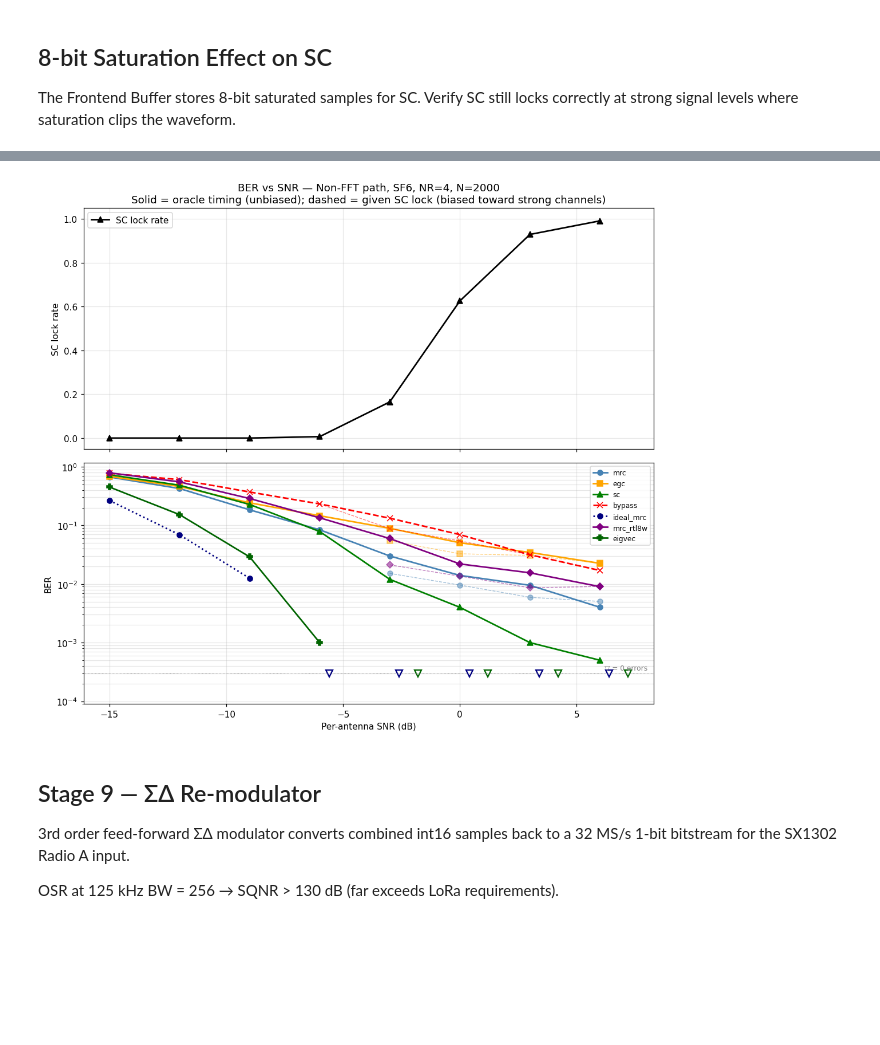
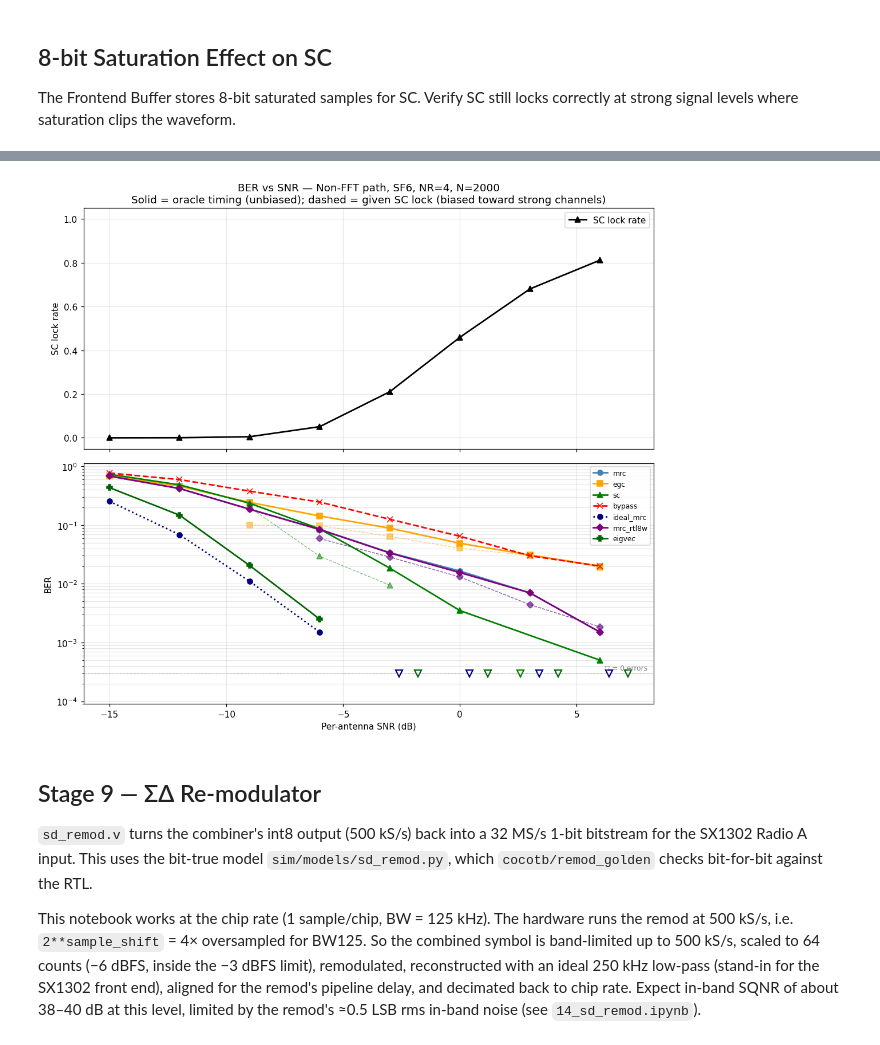
Before and after one commit to Sheffield-Chip-Design-Team/chipathon-2026-trouper, a Jupyter notebook: sim/notebooks/03_nonfft_dsp_chain.ipynb, the cells around one changed output, grey strips where cells are left out. Saved outputs shown, nothing was run; the diff lists cells and outputs as text; code cells hidden in the pictures; blank space fills up the shorter version.

```diff
--- a/sim/notebooks/03_nonfft_dsp_chain.ipynb
+++ b/sim/notebooks/03_nonfft_dsp_chain.ipynb
@@ -490,7 +519,8 @@ N_EMA_PKTS  = 40
 ALPHA_SHIFT = 4
 alpha       = 2.0 ** (-ALPHA_SHIFT)
 
-sc_ema = SchmidlCoxDetector(M=M, threshold=0.5, hits_req=SC_HITS_REQ)
+# Same static channel as above, so keep the SC_ANT_SEL the host chose in the SC cell.
+sc_ema = SchmidlCoxDetector(M=M, threshold=0.5, hits_req=SC_HITS_REQ, sc_ant_sel=SC_ANT_SEL)
 
 W_ema    = np.zeros(NR, dtype=complex)
 n_seeded = 0
@@ -508,7 +538,7 @@ for pkt in range(N_EMA_PKTS):
         continue
 
     dcr_pkt_i8 = to_int8_global(dcr_pkt)
-    W_new, _ = training_accumulate_allpairs(dcr_pkt_i8, res_pkt.lock_sample, res_pkt.timing_ref, M)
+    W_new, _, _ = allpairs_wk(dcr_pkt_i8, res_pkt.lock_sample, res_pkt.timing_ref, M)
 
     if n_seeded == 0:
         W_ema = W_new.copy()
@@ -804,7 +838,7 @@ When `sigma^2_j` is equal for all branches, NW-MRC is proportional to plain MRC:
 # %%
 # NW-MRC vs plain MRC — equal-noise case (baseline sanity check).
 # When σ²_k is equal across branches, NW-MRC weights are proportional to plain MRC.
-sigma2_est = nfe.estimate   # from estimator above
+sigma2_est = nfe.estimate   # ZDIAG units/sample; NW-MRC weights are normalised, so only ratios matter
 
 from sim.models.weight_generation import compute_nw_mrc_weights
 w_nw_mrc = compute_nw_mrc_weights(W_k, sigma2_est, n_acc)
@@ -812,12 +846,15 @@ w_nw_mrc = compute_nw_mrc_weights(W_k, sigma2_est, n_acc)
 print('Equal-noise case: NW-MRC vs plain MRC weight magnitudes')
 print(f'{"Branch":>8} {"MRC |w|":>10} {"NW-MRC |w|":>12} {"ratio":>8}')
 print('-' * 44)
+# Hardware MRC carries a shared power-of-two scale, NW-MRC is normalised to max |w| = 1,
+# so compare the branch *ratios*: each weight normalised to its own maximum.
+mrc_norm = np.abs(weights['mrc']) / np.abs(weights['mrc']).max()
+nw_norm  = np.abs(w_nw_mrc) / np.abs(w_nw_mrc).max()
 for j in range(NR):
-    wm  = abs(weights['mrc'][j])
-    wnw = abs(w_nw_mrc[j])
-    print(f'{j:>8} {wm:>10.4f} {wnw:>12.4f} {wnw / max(wm, 1e-9):>8.3f}')
+    print(f'{j:>8} {mrc_norm[j]:>10.4f} {nw_norm[j]:>12.4f} {nw_norm[j] / max(mrc_norm[j], 1e-9):>8.3f}')
 
-print('\n(ratio ≈ 1.0 in equal-noise case — w_k = conj(W_k)/σ² ∝ conj(W_k) = plain MRC)')
+print('\n(normalised ratio ≈ 1.0 in the equal-noise case: w_k = conj(W_k)/σ² ∝ conj(W_k) = plain MRC;'
+      '\n residual spread is σ²_k estimation noise plus Q1.15 / hardware weight quantisation)')
 
 # rx_payload defined here for use before Stage 8 cell
 payload_start = GUARD_SAMPLES + N_PREAMBLE * M
@@ -847,8 +885,11 @@ N0_unequal     = np.array([N0 * noise_boost, N0, N0, N0])
 N_TRIALS_UQ    = 500
 errors_mrc_uq  = 0
 errors_nw_uq   = 0
+n_locked_uq    = 0
 
-sc_uq = SchmidlCoxDetector(M=M, threshold=0.5, hits_req=SC_HITS_REQ)
+# SC is single-branch; branch 0 is the deliberately noisy one, so the host steers
+# SC_ANT_SEL to a clean branch. Otherwise sc_lock almost never fires and both BERs read ~1.
+sc_uq = SchmidlCoxDetector(M=M, threshold=0.5, hits_req=SC_HITS_REQ, sc_ant_sel=1)
 
 for _ in range(N_TRIALS_UQ):
     h = rayleigh_coefficients(NR, pll_phase_random=True)
@@ -863,12 +904,11 @@ for _ in range(N_TRIALS_UQ):
 
     det_uq = sc_uq.detect(rx_uq_8b)
     if not det_uq.lock:
-        errors_mrc_uq += 1
-        errors_nw_uq  += 1
-        continue
+        continue                 # missed packet: same for both combiners, excluded from the comparison
+    n_locked_uq += 1
 
     rx_uq_dcr_i8 = to_int8_global(rx_uq_dcr)
-    W_uq, n_acc_uq = training_accumulate_allpairs(
+    W_uq, _, n_acc_uq = allpairs_wk(
         rx_uq_dcr_i8, det_uq.lock_sample, det_uq.timing_ref, M
     )
     p_start_uq = GUARD_SAMPLES + N_PREAMBLE * M
@@ -882,11 +922,13 @@ for _ in range(N_TRIALS_UQ):
     w_nw_uq = compute_nw_mrc_weights(W_uq, N0_unequal, n_acc_uq)
     errors_nw_uq  += (demodulate(nonfft_combine(rx_pay_uq, w_nw_uq)) != b)
 
-ber_mrc_uq = errors_mrc_uq / N_TRIALS_UQ
-ber_nw_uq  = errors_nw_uq  / N_TRIALS_UQ
+# Symbol error rate over SC-locked packets (the combiners only differ once a packet is caught).
+ber_mrc_uq = errors_mrc_uq / max(n_locked_uq, 1)
+ber_nw_uq  = errors_nw_uq  / max(n_locked_uq, 1)
 
 print(f'Unequal noise: branch 0 is {NOISE_BOOST_DB:.0f} dB noisier than branches 1–3')
 print(f'Per-antenna SNR (branches 1–3) = {SNR_DB} dB,  branch 0 = {SNR_DB - NOISE_BOOST_DB:.0f} dB')
+print(f'SC lock rate (SC_ANT_SEL=1): {n_locked_uq}/{N_TRIALS_UQ}')
 print()
 print(f'  Plain MRC BER : {ber_mrc_uq:.3f}')
 print(f'  NW-MRC BER    : {ber_nw_uq:.3f}   (oracle σ²_k)')
@@ -918,7 +961,7 @@ rx_show = np.stack([apply_channel(
 rx_show_dcr = DCRemoval(nr=NR, alpha_shift=8).process(rx_show)
 
 rx_show_i8 = to_int8_global(rx_show_dcr)
-W_uq_show, n_acc_uq_show = training_accumulate_allpairs(
+W_uq_show, _, n_acc_uq_show = allpairs_wk(
     rx_show_i8, result.lock_sample, result.timing_ref, M
 )
 
@@ -1179,7 +1222,7 @@ for snr_db in tqdm(snr_range, desc="BER sweep", unit="SNR pt"):
         rx_pay_i8   = rx_pay * scale_i8
 
         # ── Oracle path (all packets, known timing) ──────────────────────────
-        W_or, Z_or, _, _ = training_accumulate_allpairs(rx_t_dcr_i8, ORACLE_LOCK, ORACLE_TREF, M, return_matrix=True)
+        W_or, Z_or, _ = allpairs_wk(rx_t_dcr_i8, ORACLE_LOCK, ORACLE_TREF, M)
         for m in modes:
             w, _ = WeightGenerator(mode=m).process(W_or, sf=SF)
             oracle_errors[m] += int(demodulate(nonfft_combine(rx_pay, w)) != b)
@@ -1197,7 +1240,7 @@ for snr_db in tqdm(snr_range, desc="BER sweep", unit="SNR pt"):
         if not det.lock:
             continue
         n_locked += 1
-        W_sc, Z_sc, _, _ = training_accumulate_allpairs(rx_t_dcr_i8, det.lock_sample, det.timing_ref, M, return_matrix=True)
+        W_sc, Z_sc, _ = allpairs_wk(rx_t_dcr_i8, det.lock_sample, det.timing_ref, M)
         for m in modes:
             w, _ = WeightGenerator(mode=m).process(W_sc, sf=SF)
             cond_errors[m] += int(demodulate(nonfft_combine(rx_pay, w)) != b)
@@ -1239,39 +1282,46 @@ ax_lock.set_title(
     f'Solid = oracle timing (unbiased); dashed = given SC lock (biased toward strong channels)'
 )
 ax_lock.legend(); ax_lock.grid(True, which='both', alpha=0.3)
 
 # Panel 2: oracle BER (solid) + conditional BER (dashed, same colour)
 has_locked = np.array(sc_lock_rate) > 0
 for m, (style, color) in styles.items():
     # Oracle — solid, labelled
     o_arr = np.array(oracle_ber[m])
     valid = o_arr > 0
     ax_ber.semilogy(snr_range[valid], o_arr[valid], style, color=color, label=m, lw=1.8)
     if (~valid).any():
         ax_ber.plot(snr_range[~valid] + JITTER[m], np.full((~valid).sum(), FLOOR),
                     'v', color=color, ms=8, mew=1.5, fillstyle='none', label='_nolegend_')
     # Conditional — dashed, thinner, no legend entry
     c_arr = np.array(cond_ber[m], dtype=float)
     c_valid = has_locked & (c_arr > 0)
     if c_valid.any():
         marker = style[0]
         ax_ber.semilogy(snr_range[c_valid], c_arr[c_valid],
                         marker + '--', color=color, lw=0.9, alpha=0.5, label='_nolegend_')
 
 ax_ber.axhline(FLOOR, color='grey', lw=0.6, ls=':')
 ax_ber.text(snr_range[-1] + 0.2, FLOOR * 1.15, '▽ = 0 errors', color='grey', fontsize=8)
 ax_ber.set_ylim(bottom=FLOOR * 0.3)
 ax_ber.set_xlabel('Per-antenna SNR (dB)'); ax_ber.set_ylabel('BER')
 ax_ber.legend(fontsize=8); ax_ber.grid(True, which='both', alpha=0.3)
 plt.tight_layout()
 show()
 # %% [output]
-[figure, old version]
+[figure, new version]
 # %% [markdown]
 ## Stage 9 — ΣΔ Re-modulator
 
-3rd order feed-forward ΣΔ modulator converts combined int16 samples back to
-a 32 MS/s 1-bit bitstream for the SX1302 Radio A input.
+`sd_remod.v` turns the combiner's int8 output (500 kS/s) back into a 32 MS/s 1-bit
+bitstream for the SX1302 Radio A input. This uses the bit-true model
+`sim/models/sd_remod.py`, which `cocotb/remod_golden` checks bit-for-bit against the RTL.
 
-OSR at 125 kHz BW = 256 → SQNR > 130 dB (far exceeds LoRa requirements).
+This notebook works at the chip rate (1 sample/chip, BW = 125 kHz). The hardware runs
+the remod at 500 kS/s, i.e. `2**sample_shift` = 4× oversampled for BW125. So the combined
+symbol is band-limited up to 500 kS/s, scaled to 64 counts (−6 dBFS, inside the −3 dBFS
+limit), remodulated, reconstructed with an ideal 250 kHz low-pass (stand-in for the
+SX1302 front end), aligned for the remod's pipeline delay, and decimated back to chip rate.
+Expect in-band SQNR of about 38–40 dB at this level, limited by the remod's ≈0.5 LSB rms in-band noise
+(see `14_sd_remod.ipynb`).
 # %%
```
Also changed, not shown: parts of 21 cells of this notebook, 28 other files.
